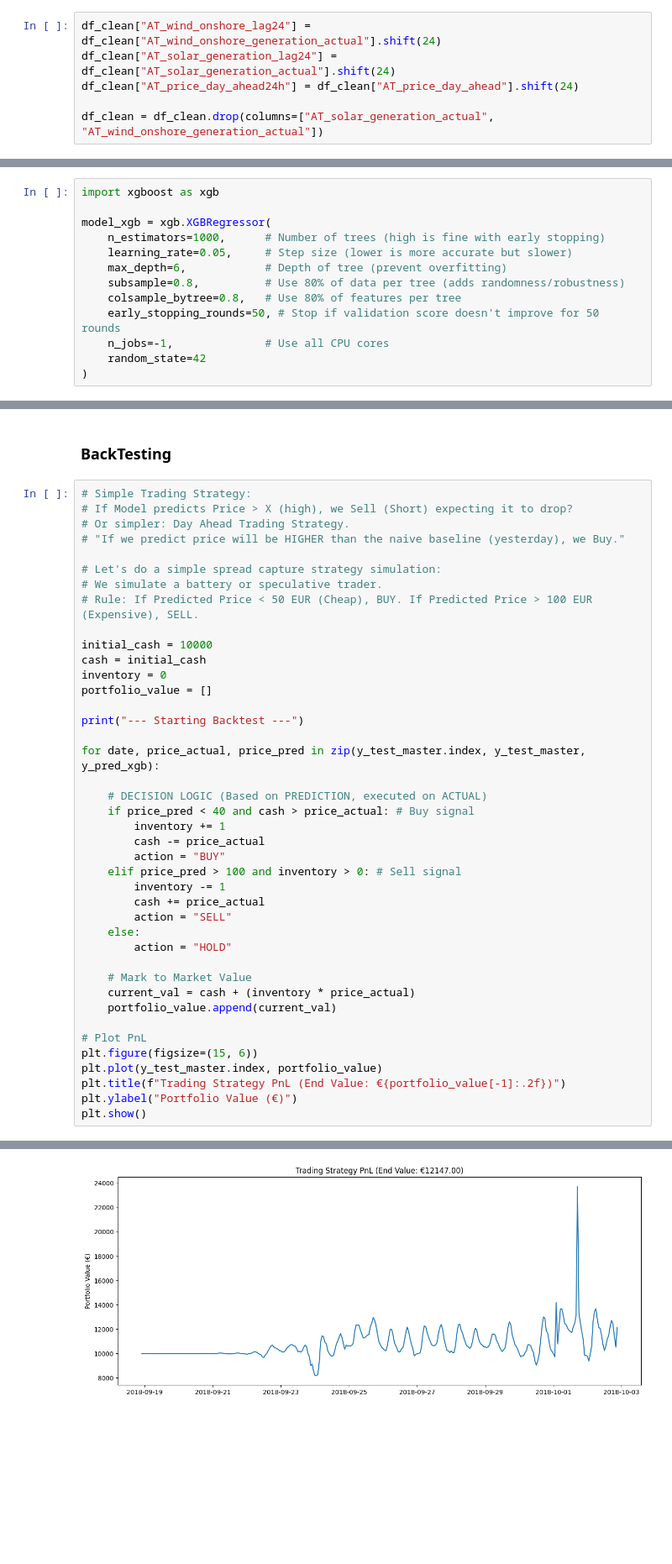
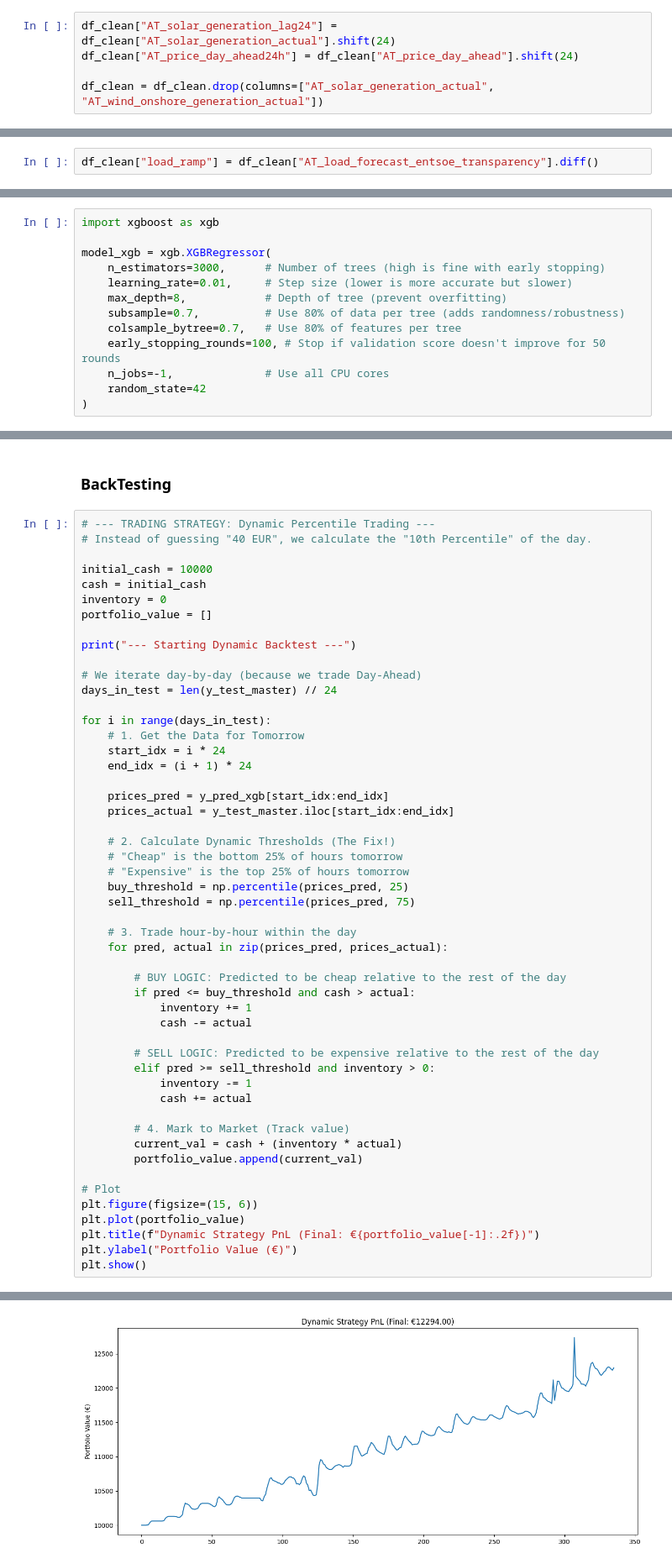
Before and after one commit to p-tsitsekidis/quant-analysis, a Jupyter notebook: main.ipynb, the cells around one changed output, grey strips where cells are left out. Shown at 84% size. Cells and saved outputs as stored; diff of their text form; blank space fills up the shorter version.

Commit message:
Implement battery arbitrage visualization (PnL)

```diff
--- a/main.ipynb
+++ b/main.ipynb
@@ -149,7 +149,6 @@ dtype: int64
 # %% [markdown]
 ### Lagged actuals (24h) (Missing Forecasts)
 # %%
-df_clean["AT_wind_onshore_lag24"] = df_clean["AT_wind_onshore_generation_actual"].shift(24)
 df_clean["AT_solar_generation_lag24"] = df_clean["AT_solar_generation_actual"].shift(24)
 df_clean["AT_price_day_ahead24h"] = df_clean["AT_price_day_ahead"].shift(24)
 
@@ -157,3 +158,5 @@ df_clean = df_clean.drop(columns=["AT_solar_generation_actual", "AT_wind_onshore
+# %%
+df_clean["load_ramp"] = df_clean["AT_load_forecast_entsoe_transparency"].diff()
 # %% [markdown]
 ### 24-hour SMA and 24-hour EMA for load
 # %%
@@ -921,12 +924,12 @@ MAE: 12.072271729609934
 import xgboost as xgb
 
 model_xgb = xgb.XGBRegressor(
-    n_estimators=1000,      # Number of trees (high is fine with early stopping)
-    learning_rate=0.05,     # Step size (lower is more accurate but slower)
-    max_depth=6,            # Depth of tree (prevent overfitting)
-    subsample=0.8,          # Use 80% of data per tree (adds randomness/robustness)
-    colsample_bytree=0.8,   # Use 80% of features per tree
-    early_stopping_rounds=50, # Stop if validation score doesn't improve for 50 rounds
+    n_estimators=3000,      # Number of trees (high is fine with early stopping)
+    learning_rate=0.01,     # Step size (lower is more accurate but slower)
+    max_depth=8,            # Depth of tree (prevent overfitting)
+    subsample=0.7,          # Use 80% of data per tree (adds randomness/robustness)
+    colsample_bytree=0.7,   # Use 80% of features per tree
+    early_stopping_rounds=100, # Stop if validation score doesn't improve for 50 rounds
     n_jobs=-1,              # Use all CPU cores
     random_state=42
 )
@@ -997,44 +1002,54 @@ plt.show()
 # %% [markdown]
 ### BackTesting
 # %%
-# Simple Trading Strategy:
-# If Model predicts Price > X (high), we Sell (Short) expecting it to drop?
-# Or simpler: Day Ahead Trading Strategy.
-# "If we predict price will be HIGHER than the naive baseline (yesterday), we Buy."
-
-# Let's do a simple spread capture strategy simulation:
-# We simulate a battery or speculative trader.
-# Rule: If Predicted Price < 50 EUR (Cheap), BUY. If Predicted Price > 100 EUR (Expensive), SELL.
+# --- TRADING STRATEGY: Dynamic Percentile Trading ---
+# Instead of guessing "40 EUR", we calculate the "10th Percentile" of the day.
 
 initial_cash = 10000
 cash = initial_cash
 inventory = 0
 portfolio_value = []
 
-print("--- Starting Backtest ---")
+print("--- Starting Dynamic Backtest ---")
 
-for date, price_actual, price_pred in zip(y_test_master.index, y_test_master, y_pred_xgb):
+# We iterate day-by-day (because we trade Day-Ahead)
+days_in_test = len(y_test_master) // 24
 
-    # DECISION LOGIC (Based on PREDICTION, executed on ACTUAL)
-    if price_pred < 40 and cash > price_actual: # Buy signal
-        inventory += 1
-        cash -= price_actual
-        action = "BUY"
-    elif price_pred > 100 and inventory > 0: # Sell signal
-        inventory -= 1
-        cash += price_actual
-        action = "SELL"
-    else:
-        action = "HOLD"
+for i in range(days_in_test):
+    # 1. Get the Data for Tomorrow
+    start_idx = i * 24
+    end_idx = (i + 1) * 24
 
-    # Mark to Market Value
-    current_val = cash + (inventory * price_actual)
-    portfolio_value.append(current_val)
+    prices_pred = y_pred_xgb[start_idx:end_idx]
+    prices_actual = y_test_master.iloc[start_idx:end_idx]
 
-# Plot PnL
+    # 2. Calculate Dynamic Thresholds (The Fix!)
+    # "Cheap" is the bottom 25% of hours tomorrow
+    # "Expensive" is the top 25% of hours tomorrow
+    buy_threshold = np.percentile(prices_pred, 25)
+    sell_threshold = np.percentile(prices_pred, 75)
+
+    # 3. Trade hour-by-hour within the day
+    for pred, actual in zip(prices_pred, prices_actual):
+
+        # BUY LOGIC: Predicted to be cheap relative to the rest of the day
+        if pred <= buy_threshold and cash > actual:
+            inventory += 1
+            cash -= actual
+
+        # SELL LOGIC: Predicted to be expensive relative to the rest of the day
+        elif pred >= sell_threshold and inventory > 0:
+            inventory -= 1
+            cash += actual
+
+        # 4. Mark to Market (Track value)
+        current_val = cash + (inventory * actual)
+        portfolio_value.append(current_val)
+
+# Plot
 plt.figure(figsize=(15, 6))
-plt.plot(y_test_master.index, portfolio_value)
-plt.title(f"Trading Strategy PnL (End Value: €{portfolio_value[-1]:.2f})")
+plt.plot(portfolio_value)
+plt.title(f"Dynamic Strategy PnL (Final: €{portfolio_value[-1]:.2f})")
 plt.ylabel("Portfolio Value (€)")
 plt.show()
 # %% [output]
@@ -1042 +1057 @@ plt.show()
-[figure, old version]
+[figure, new version]
```
Also changed, not shown: parts of 27 cells of this notebook.
